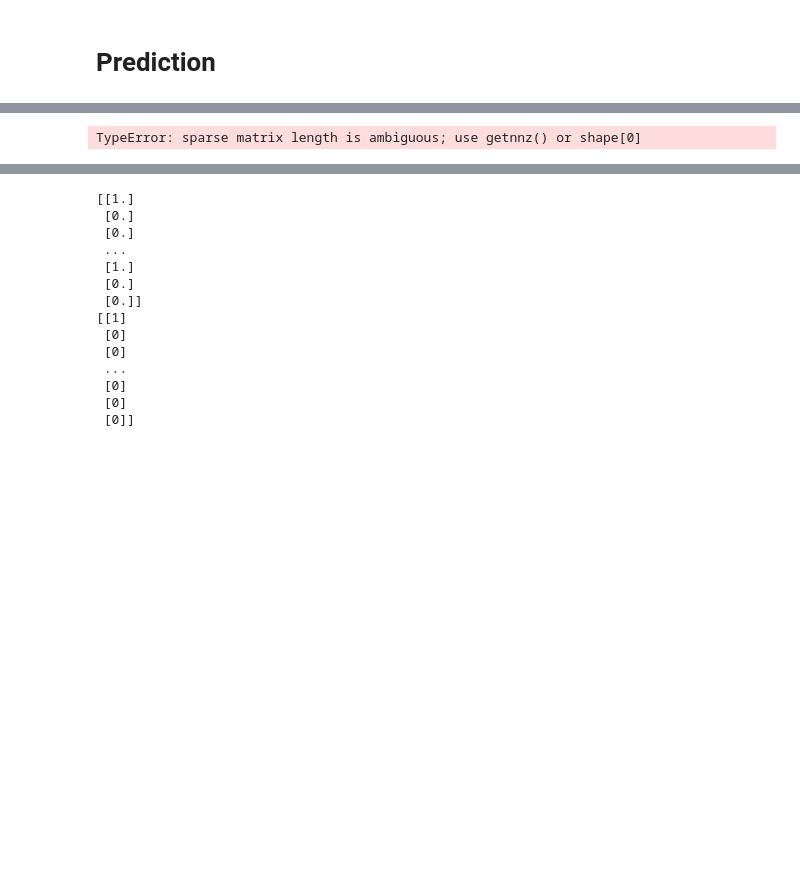
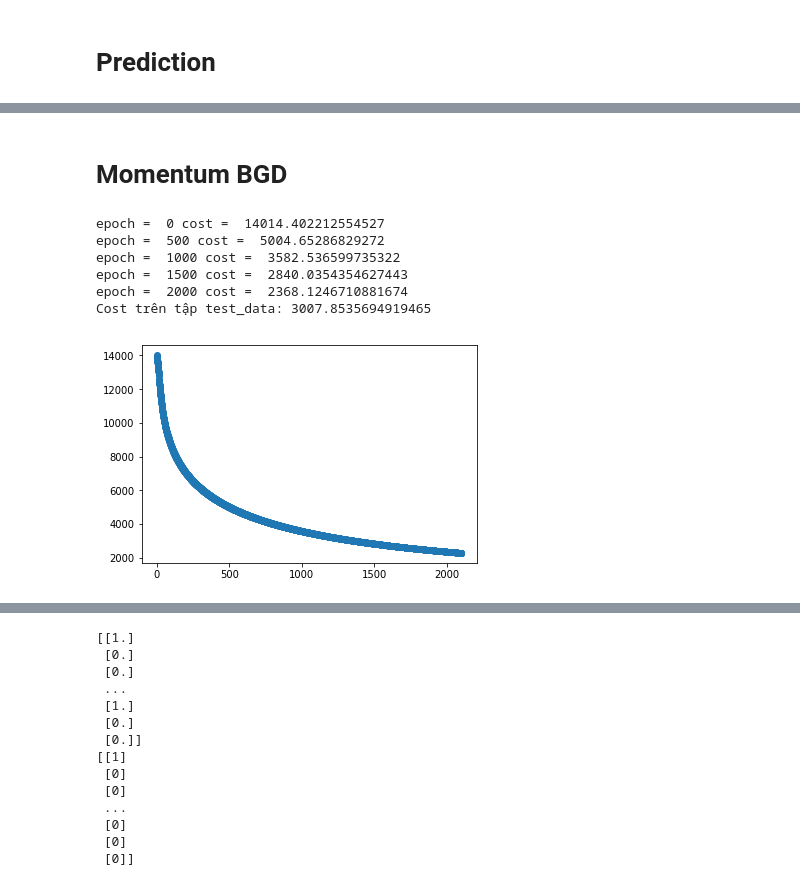
Before and after one commit to nguyenphan99/Case-Study-3-NLTK_is_Sarcastic, a Jupyter notebook: Logistic_Regression.ipynb, the cells around one changed output, grey strips where cells are left out. Saved outputs shown, nothing was run; the diff lists cells and outputs as text; code cells hidden in the pictures; blank space fills up the shorter version.

```diff
--- a/Logistic_Regression.ipynb
+++ b/Logistic_Regression.ipynb
@@ -184,31 +176,47 @@ TypeError: sparse matrix length is ambiguous; use getnnz() or shape[0]
+# %%
+# Khởi tạo ma trận biến với giá trị khởi tạo tại mỗi phần tử là 0
+w = np.zeros((X_Train.shape[1], 1))
+w = sp.csc_matrix(w, shape = (len(w),1))
+#v
+v = np.zeros((X_Train.shape[1], 1))
+v = sp.csc_matrix(v, shape = (len(v),1))
+# %% [markdown]
+# Momentum BGD
 # %%
 # list chứa tất cả mse
 all_Cost = []
-v = np.zeros((X_Train.shape[1], 1))
-v = sp.csc_matrix(w, shape = (len(w),1))
 # Khởi tạo learning rate
-gama = 0.001
+
 # Khởi tạo số vòng lặp
-num = 10000
+num = 2100
 
 # Huấn luyện
 for i in range(num):
     # Tính cost với w hiện thời
     err = Cost_Function(w, y_Train, X_Train)
+
     all_Cost.append(err)
     # Cập nhật w theo công thức gradient descent
     der = Derivative(w, y_Train, X_Train)
     v = gama*v + alpha*der
     w = w - v
 
     if i % 500 == 0:
         # In ra cost tại vòng lặp thứ i
         print("epoch = ", i, "cost = ",Cost_Function(w, y_Train, X_Train))
 
+# kiểm tra trên tập test
+print("Cost trên tập test_data:", Cost_Function(w, y_test, X_test))
 # Vẽ đồ thị biễu diễn cost qua từng vòng lặp
 axis_x = list(range(num))
 axis_y = all_Cost
 plt.scatter(axis_x, axis_y)
 plt.show()
 # %% [output]
-TypeError: sparse matrix length is ambiguous; use getnnz() or shape[0]
+epoch =  0 cost =  14014.402212554527
+epoch =  500 cost =  5004.65286829272
+epoch =  1000 cost =  3582.536599735322
+epoch =  1500 cost =  2840.0354354627443
+epoch =  2000 cost =  2368.1246710881674
+Cost trên tập test_data: 3007.8535694919465
+[figure, added]
```
Also changed, not shown: parts of 26 cells of this notebook.
